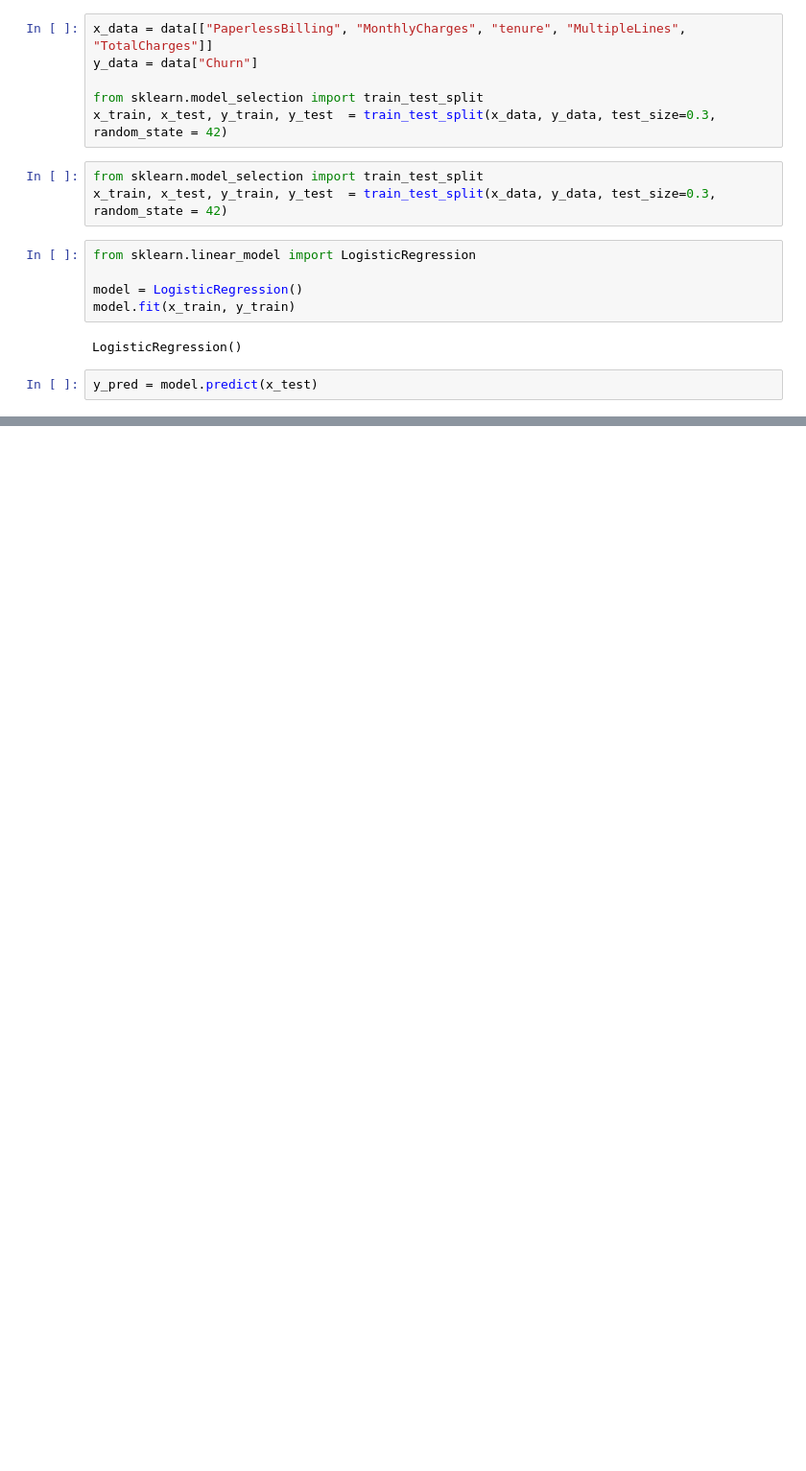
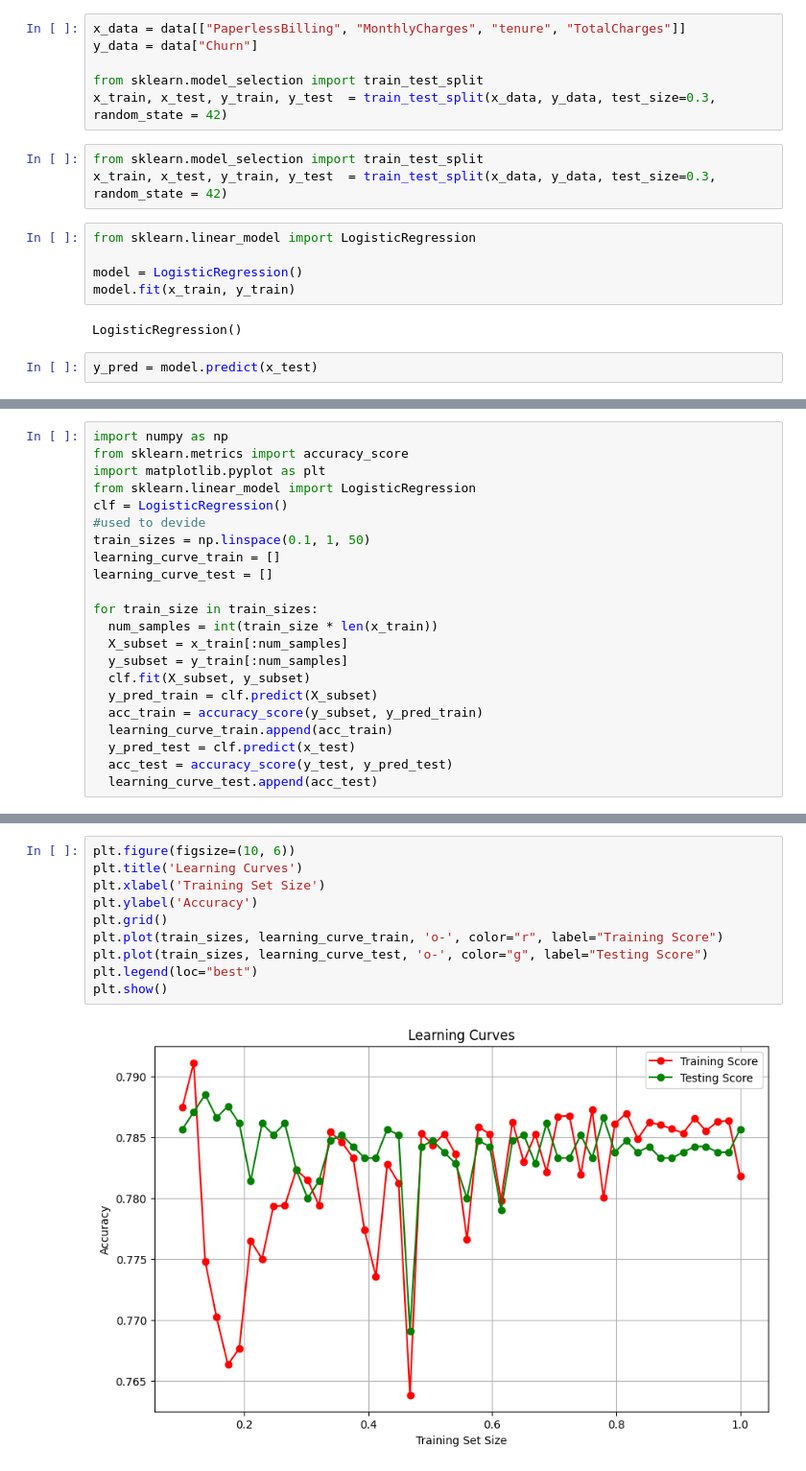
Before and after one commit to ZiolesXy/DataAnalytic, a Jupyter notebook: Type_Data.ipynb, the cells around one changed output, grey strips where cells are left out. Shown at 96% size. Saved outputs shown, nothing was run; the diff lists cells and outputs as text; blank space fills up the shorter version.

```diff
--- a/Type_Data.ipynb
+++ b/Type_Data.ipynb
@@ -207,7 +224,7 @@ data.shape
 # %% [output]
 (7058, 21)
 # %%
-x_data = data[["PaperlessBilling", "MonthlyCharges", "tenure", "MultipleLines", "TotalCharges"]]
+x_data = data[["PaperlessBilling", "MonthlyCharges", "tenure", "TotalCharges"]]
 y_data = data["Churn"]
 
 from sklearn.model_selection import train_test_split
@@ -258,0 +273,22 @@ data["Churn"].plot.bar()
+# %%
+import numpy as np
+from sklearn.metrics import accuracy_score
+import matplotlib.pyplot as plt
+from sklearn.linear_model import LogisticRegression
+clf = LogisticRegression()
+#used to devide
+train_sizes = np.linspace(0.1, 1, 50)
+learning_curve_train = []
+learning_curve_test = []
+
+for train_size in train_sizes:
+  num_samples = int(train_size * len(x_train))
+  X_subset = x_train[:num_samples]
+  y_subset = y_train[:num_samples]
+  clf.fit(X_subset, y_subset)
+  y_pred_train = clf.predict(X_subset)
+  acc_train = accuracy_score(y_subset, y_pred_train)
+  learning_curve_train.append(acc_train)
+  y_pred_test = clf.predict(x_test)
+  acc_test = accuracy_score(y_test, y_pred_test)
+  learning_curve_test.append(acc_test)
@@ -258,0 +303,12 @@ data["Churn"].plot.bar()
+# %%
+plt.figure(figsize=(10, 6))
+plt.title('Learning Curves')
+plt.xlabel('Training Set Size')
+plt.ylabel('Accuracy')
+plt.grid()
+plt.plot(train_sizes, learning_curve_train, 'o-', color="r", label="Training Score")
+plt.plot(train_sizes, learning_curve_test, 'o-', color="g", label="Testing Score")
+plt.legend(loc="best")
+plt.show()
+# %% [output]
+[figure, added]
```
Also changed, not shown: parts of 14 cells of this notebook.
